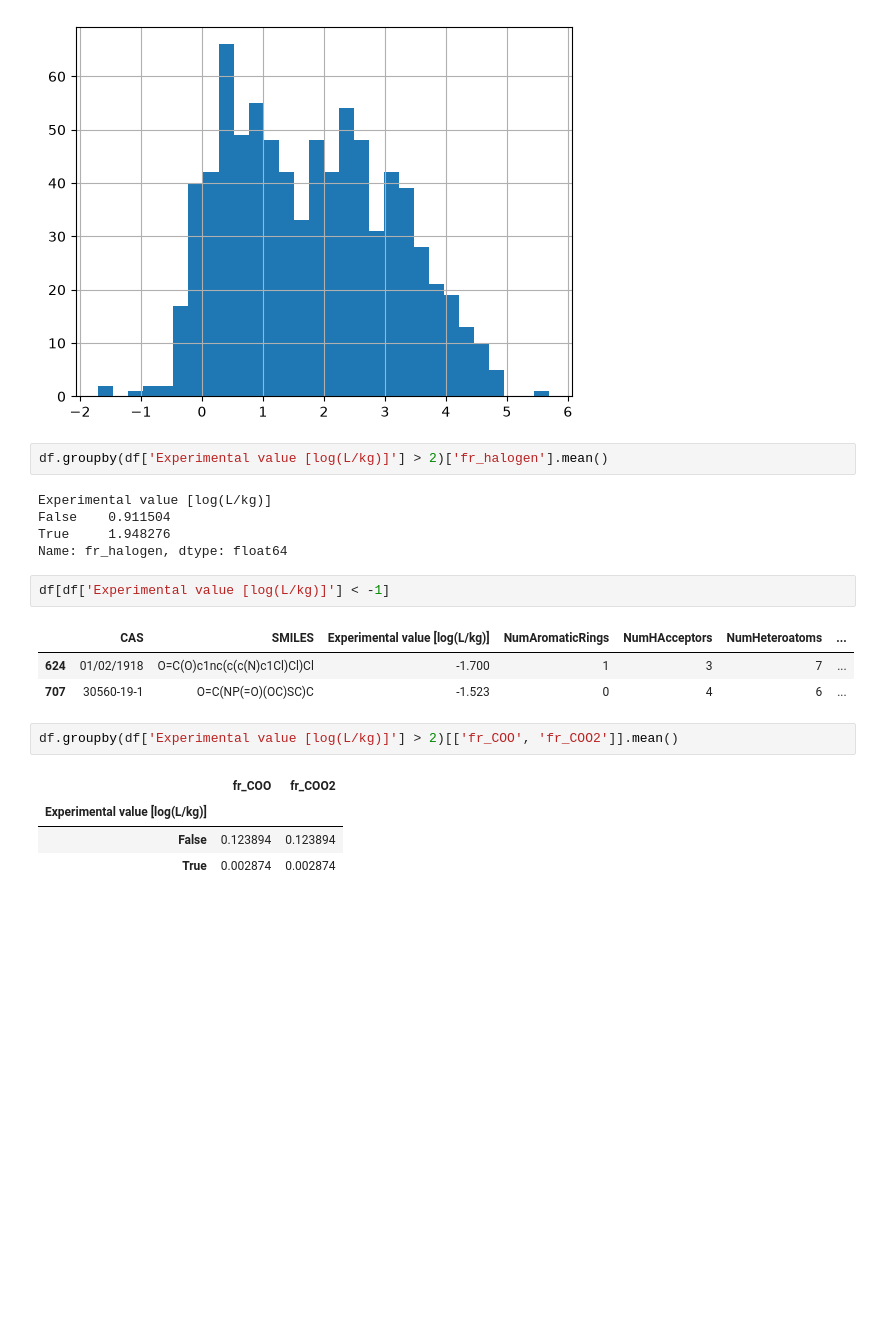
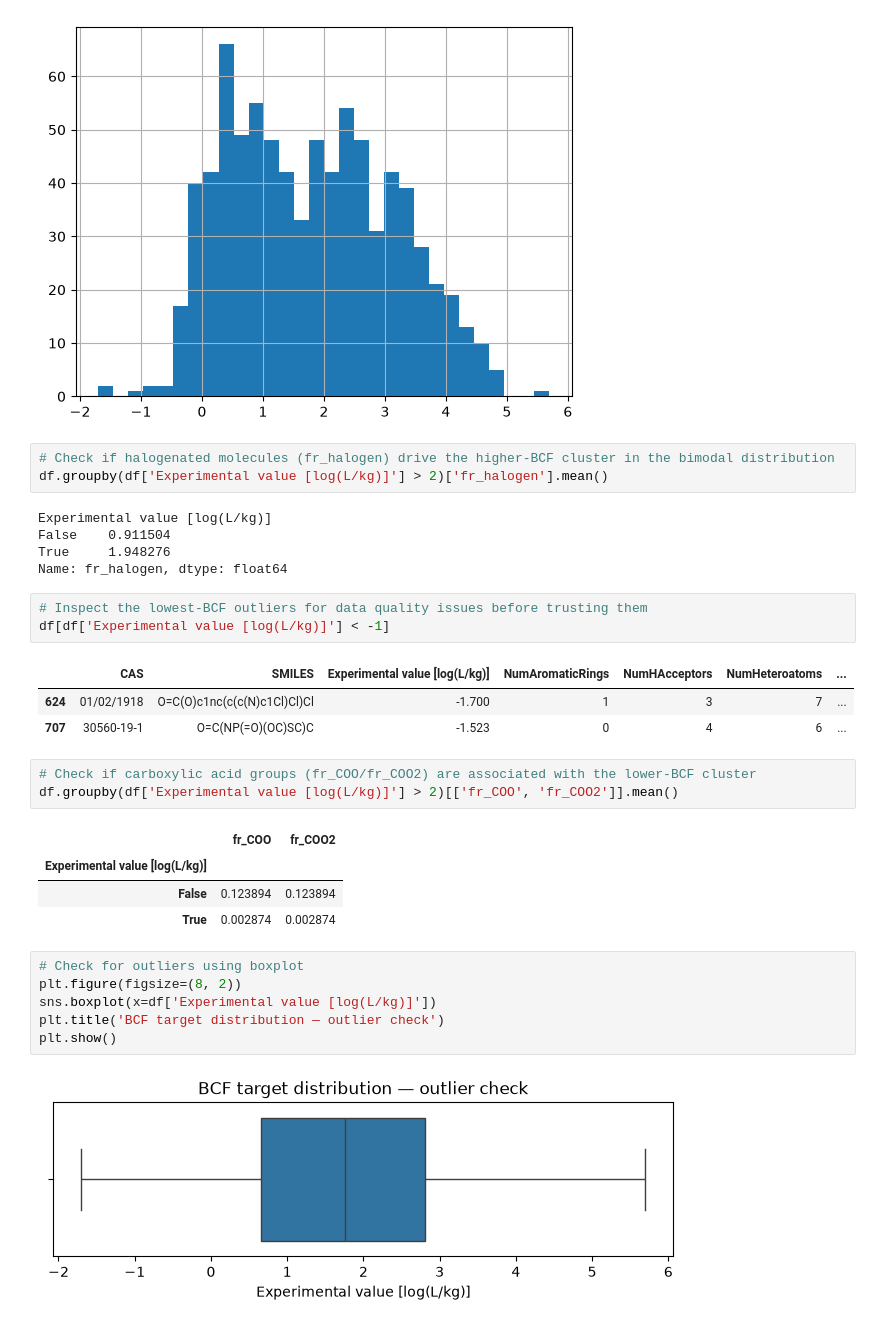
Before and after one commit to BoniYu/mutagenicity_knn, a Jupyter notebook: notebooks/bcf_regression.ipynb, the cells around one changed output. Drawn from its saved outputs; the diff is of its cells as text; blank space fills up the shorter version.

```diff
--- a/notebooks/bcf_regression.ipynb
+++ b/notebooks/bcf_regression.ipynb
@@ -113,6 +113,7 @@ df['Experimental value [log(L/kg)]'].hist(bins=30)
 <Axes: >
 [figure]
 # %%
+# Check if halogenated molecules (fr_halogen) drive the higher-BCF cluster in the bimodal distribution
 df.groupby(df['Experimental value [log(L/kg)]'] > 2)['fr_halogen'].mean()
 # %% [output]
 Experimental value [log(L/kg)]
@@ -120,15 +121,25 @@ False    0.911504
 True     1.948276
 Name: fr_halogen, dtype: float64
 # %%
+# Inspect the lowest-BCF outliers for data quality issues before trusting them
 df[df['Experimental value [log(L/kg)]'] < -1]
 # %% [output]
 |  | CAS | SMILES | Experimental value [log(L/kg)] | NumAromaticRings | NumHAcceptors | NumHeteroatoms | ... |
 | 624 | 01/02/1918 | O=C(O)c1nc(c(c(N)c1Cl)Cl)Cl | -1.700 | 1 | 3 | 7 | ... |
 | 707 | 30560-19-1 | O=C(NP(=O)(OC)SC)C | -1.523 | 0 | 4 | 6 | ... |
 # %%
+# Check if carboxylic acid groups (fr_COO/fr_COO2) are associated with the lower-BCF cluster
 df.groupby(df['Experimental value [log(L/kg)]'] > 2)[['fr_COO', 'fr_COO2']].mean()
 # %% [output]
 |  | fr_COO | fr_COO2 |
 | Experimental value [log(L/kg)] |  |  |
 | False | 0.123894 | 0.123894 |
 | True | 0.002874 | 0.002874 |
+# %%
+# Check for outliers using boxplot
+plt.figure(figsize=(8, 2))
+sns.boxplot(x=df['Experimental value [log(L/kg)]'])
+plt.title('BCF target distribution — outlier check')
+plt.show()
+# %% [output]
+[figure, added]
```
Also changed, not shown: parts of 16 cells of this notebook, 1 other file.
